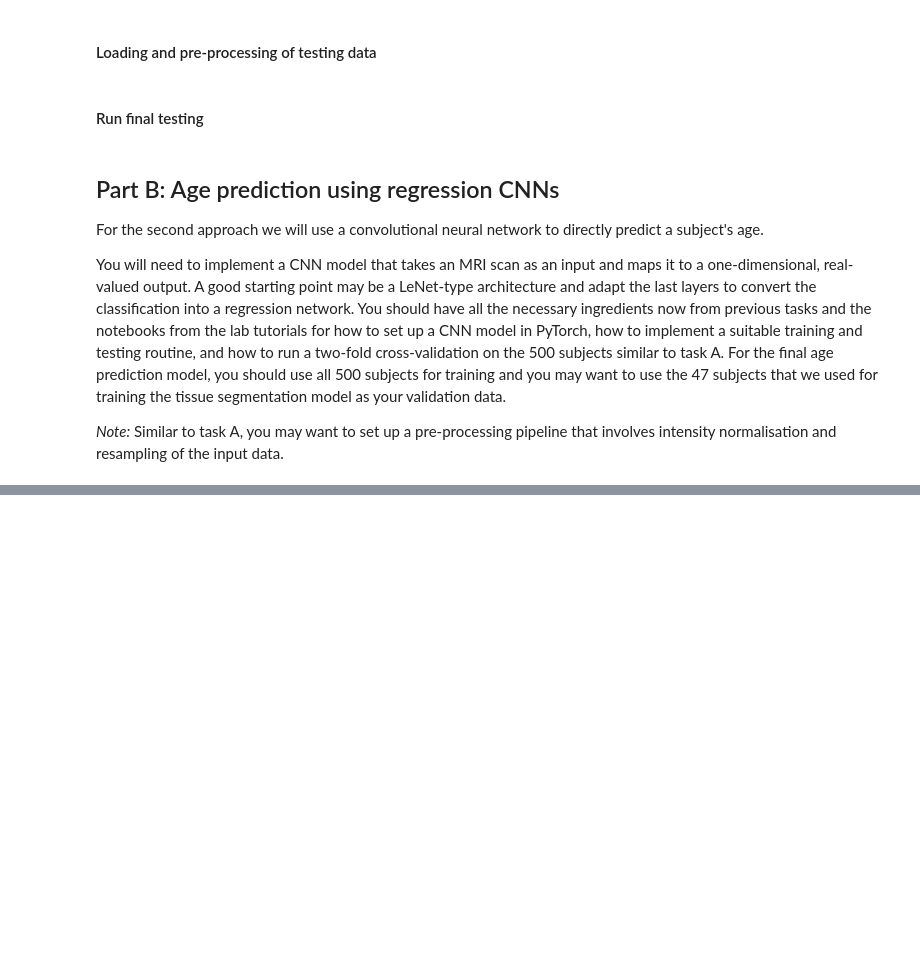
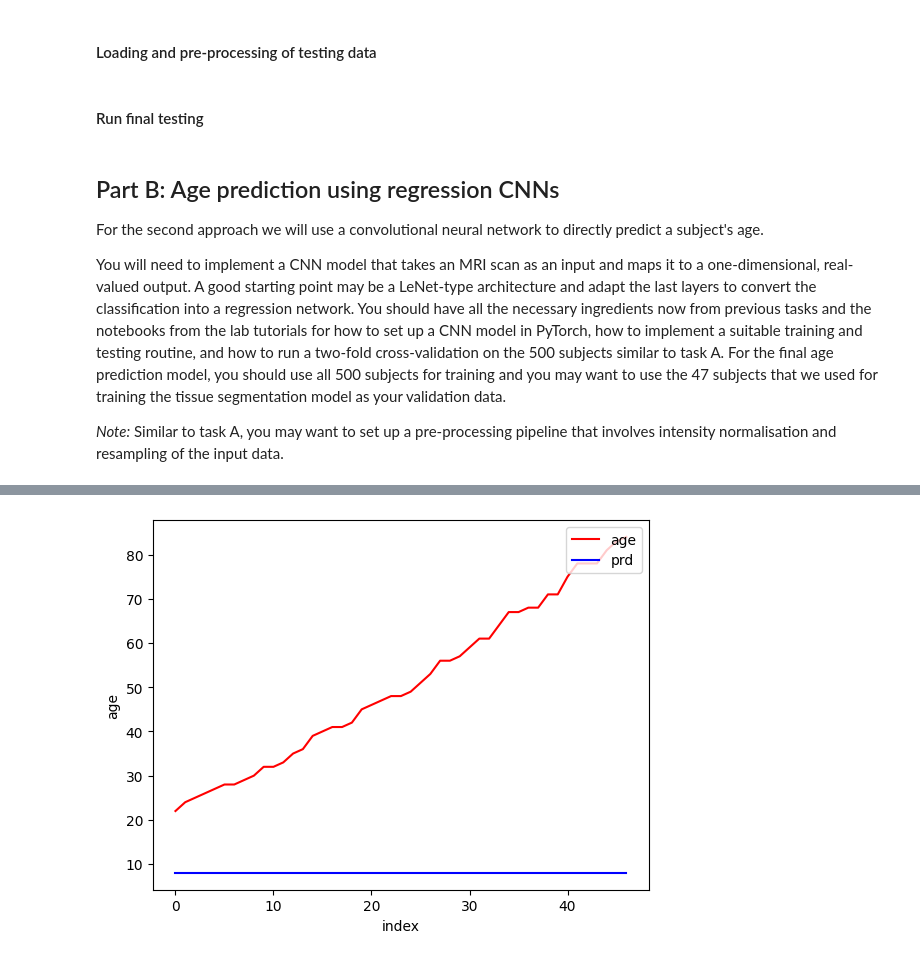
Before and after one commit to cuiyeshuai/ML-for-Imaging-CW, a Jupyter notebook: CW-Brain-Age-Regression.ipynb, the cells around one changed output, grey strips where cells are left out. Cells and saved outputs as stored; diff of their text form; code cells hidden in the pictures; blank space fills up the shorter version.

```diff
--- a/CW-Brain-Age-Regression.ipynb
+++ b/CW-Brain-Age-Regression.ipynb
@@ -1123,0 +1434,18 @@ dataloader_val = torch.utils.data.DataLoader(dataset_val, batch_size=1, shuffle=
+# %%
+meta_data_reg_train = pd.read_csv(data_dir + 'meta/meta_data_regression_train.csv')
+ids_reg_train = list(meta_data_reg_train['subject_id'])
+files_reg_img_train = [data_dir + 'images/sub-' + f + '_T1w_unbiased.nii.gz' for f in ids_reg_train]
+files_reg_age_train = list(meta_data_reg_train['age'])
+dataset_train = ImageRegressionDataset(files_reg_img_train, files_reg_age_train, img_spacing, img_size)
+
+meta_data_reg_val = pd.read_csv(data_dir + 'meta/meta_data_segmentation_train.csv')
+ids_reg_val = list(meta_data_reg_val['subject_id'])
+files_reg_img_val = [data_dir + 'images/sub-' + f + '_T1w_unbiased.nii.gz' for f in ids_reg_val]
+files_reg_age_val = list(meta_data_reg_val['age'])
+dataset_val = ImageRegressionDataset(files_reg_img_val, files_reg_age_val, img_spacing, img_size)
+
+meta_data_reg_test = pd.read_csv(data_dir + 'meta/meta_data_regression_test.csv')
+ids_reg_test = list(meta_data_reg_test['subject_id'])
+files_reg_img_test = [data_dir + 'images/sub-' + f + '_T1w_unbiased.nii.gz' for f in ids_reg_test]
+files_reg_age_test = list(meta_data_reg_test['age'])
+dataset_test = ImageRegressionDataset(files_reg_img_test, files_reg_age_test, img_spacing, img_size)
@@ -1123,0 +1459,78 @@ dataloader_val = torch.utils.data.DataLoader(dataset_val, batch_size=1, shuffle=
+# %%
+model_dir = os.path.join(out_dir, 'model_2')
+if not os.path.exists(model_dir):
+    os.makedirs(model_dir)
+
+torch.manual_seed(rnd_seed)  #fix random seed
+
+model = resnet()
+model = model.to(device)
+model.train()
+
+optimizer = torch.optim.Adam(model.parameters(), lr=learning_rate)
+
+loss_train_log = []
+loss_val_log = []
+epoch_val_log = []
+print()
+#print(model)
+print('START TRAINING...')
+print(next(model.parameters()).is_cuda)
+
+
+for epoch in range(1, num_epochs + 1):
+
+    # Training
+    for batch_idx, batch_samples in enumerate(dataloader_train):
+        img, age = batch_samples['img'].to(device), batch_samples['age'].float().to(device)
+        optimizer.zero_grad()
+        prd = model(img)
+        loss = F.mse_loss(prd, age, reduction='mean')
+        loss_graph = F.l1_loss(prd, age)
+        loss.backward()
+        optimizer.step()
+
+    loss_train_log.append(loss_graph.item()/len(img))
+
+    print('+ TRAINING \tEpoch: {} \tLoss: {:.6f}'.format(epoch, loss.item()))
+
+    # Validation
+    if epoch == 1 or epoch % 2 == 0:
+        loss_val = 0
+        size = 0
+        res = []
+        with torch.no_grad():
+            for data_sample in dataloader_val:
+                img, age = data_sample['img'].to(device), data_sample['age'].to(device)
+                prd = model(img)
+                # Absolute error
+                loss_val += F.l1_loss(prd, age)
+                res.append([age.item(), int(prd.item())])
+                size += 1
+        loss_val /= size
+        loss_val_log.append(loss_val.item())
+        epoch_val_log.append(epoch)
+        res.sort(key=lambda x: x[0])
+        ages = [i[0] for i in res]
+        prds = [i[1] for i in res]
+        plt.plot(range(len(ages)), ages, c='r', label='age')
+        plt.plot(range(len(prds)), prds, c='b', label='prd')
+        plt.legend(loc='upper right')
+        plt.xlabel('index')
+        plt.ylabel('age')
+        plt.show()
+        print('--------------------------------------------------')
+        print('+ VALIDATE \tEpoch: {} \tLoss: {:.6f}'.format(epoch, loss_val))
+        print('--------------------------------------------------')
+
+torch.save(model.state_dict(), os.path.join(model_dir, 'model.pt'))
+
+print('\nFinished TRAINING.')
+
+plt.plot(range(1, num_epochs + 1), loss_train_log, c='r', label='train')
+plt.plot(epoch_val_log, loss_val_log, c='b', label='val')
+plt.legend(loc='upper right')
+plt.xlabel('epoch')
+plt.ylabel('loss')
+plt.show()
+# %% [output]
@@ -1123,0 +1540 @@ dataloader_val = torch.utils.data.DataLoader(dataset_val, batch_size=1, shuffle=
+[figure, added]
```
Also changed, not shown: parts of 16 cells of this notebook.
